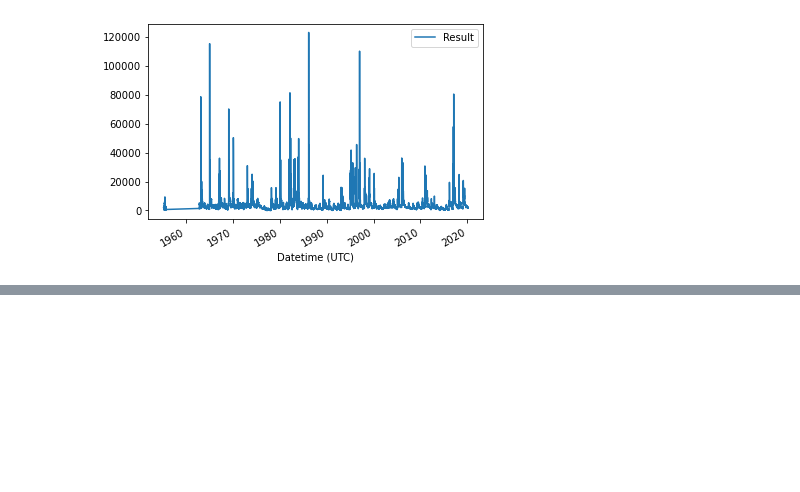
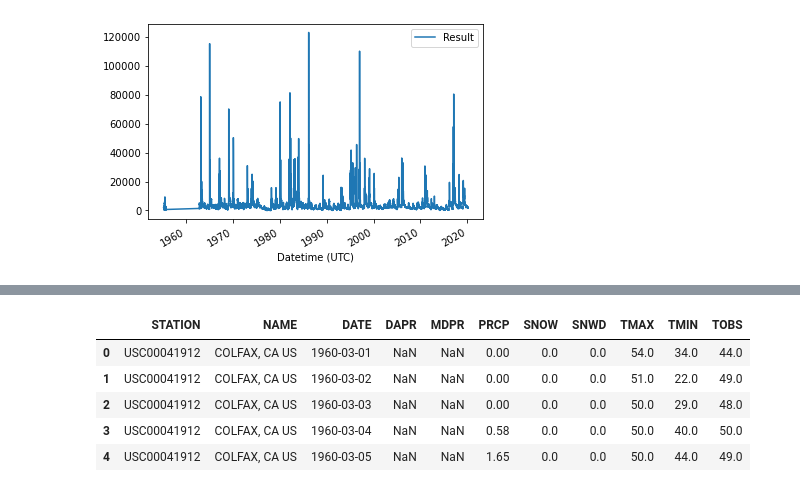
Before and after one commit to jadeadams517/California_Reservoir_Prediction, a Jupyter notebook: workbook1.ipynb, the cells around one changed output, grey strips where cells are left out. Drawn from its saved outputs; the diff is of its cells as text; code cells hidden in the pictures; blank space fills up the shorter version.

Commit message:
add improved weather data source

```diff
--- a/workbook1.ipynb
+++ b/workbook1.ipynb
@@ -85,3 +86,11 @@ release.plot()
 # %% [output]
 <AxesSubplot:xlabel='Datetime (UTC)'>
 [figure]
+# %%
+#load data from NOAA on colfax station data
+
+noaa = pd.read_csv('data/colfax_data.csv')
+
+noaa.info()
+
+noaa['DATE']
@@ -87,0 +128,9 @@ release.plot()
+# %%
+noaa.head()
+# %% [output]
+|  | STATION | NAME | DATE | DAPR | MDPR | PRCP | SNOW | SNWD | TMAX | TMIN | TOBS |
+| 0 | USC00041912 | COLFAX, CA US | 1960-03-01 | NaN | NaN | 0.00 | 0.0 | 0.0 | 54.0 | 34.0 | 44.0 |
+| 1 | USC00041912 | COLFAX, CA US | 1960-03-02 | NaN | NaN | 0.00 | 0.0 | 0.0 | 51.0 | 22.0 | 49.0 |
+| 2 | USC00041912 | COLFAX, CA US | 1960-03-03 | NaN | NaN | 0.00 | 0.0 | 0.0 | 50.0 | 29.0 | 48.0 |
+| 3 | USC00041912 | COLFAX, CA US | 1960-03-04 | NaN | NaN | 0.58 | 0.0 | 0.0 | 50.0 | 40.0 | 50.0 |
+| 4 | USC00041912 | COLFAX, CA US | 1960-03-05 | NaN | NaN | 1.65 | 0.0 | 0.0 | 50.0 | 44.0 | 49.0 |
```
Also changed, not shown: parts of 4 cells of this notebook, 4 other files.
